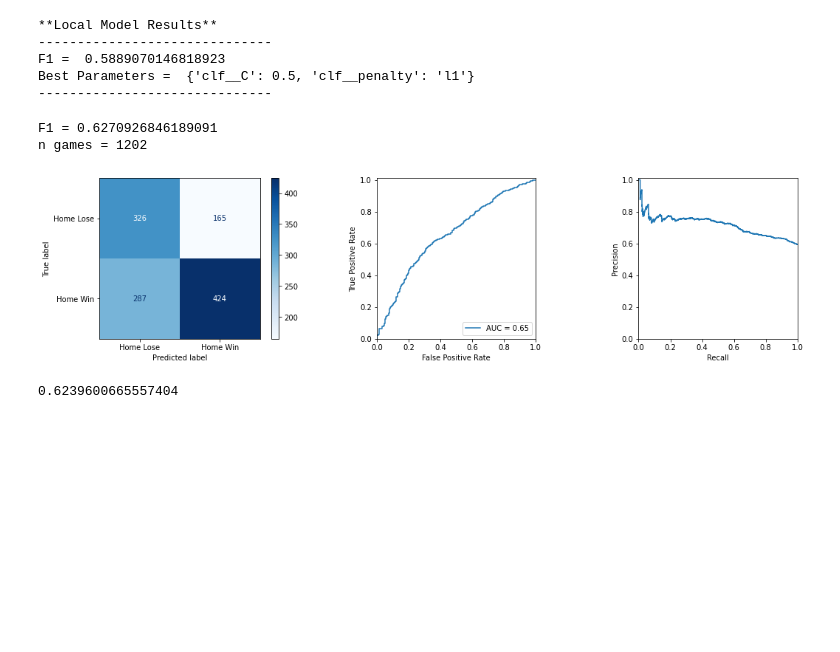
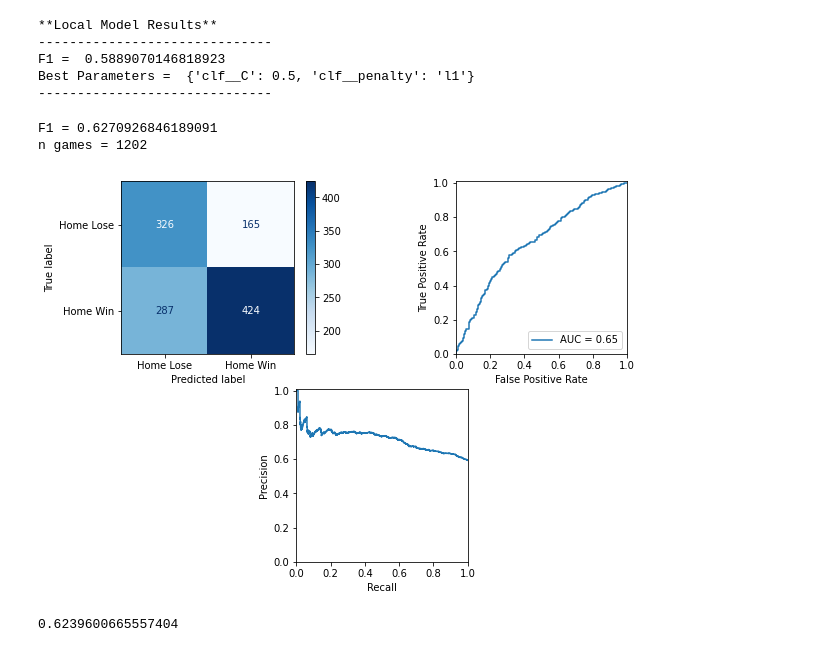
Before and after one commit to nicholascannon/basketball-ml, a Jupyter notebook: notebooks/team_models.ipynb, the cells around one changed output. Cells and saved outputs as stored; diff of their text form; code cells hidden in the pictures; blank space fills up the shorter version.

```diff
--- a/notebooks/team_models.ipynb
+++ b/notebooks/team_models.ipynb
@@ -32,22 +33,29 @@ def run_metrics(y_pred, y_true, y_score=None, cf_only=False):
     print('F1 =', f1_score(y_true, y_pred, average='weighted'))
     print('n games =', len(y_pred))
 
-    # create subplots and adjust axes settings
-    fig, (ax1, ax2, ax3) = plt.subplots(1, 3, figsize=(18, 4))
-    ax2.set_xlim((0, 1))
-    ax2.set_ylim((0, 1.01))
-    ax3.set_xlim((0, 1))
-    ax3.set_ylim((0, 1.01))
-    ax2.set_aspect('equal', 'box')
-    ax3.set_aspect('equal', 'box')
-
     # CF Matrix
-    ConfusionMatrixDisplay(
+    cf = ConfusionMatrixDisplay(
         confusion_matrix(y_true, y_pred),
         display_labels=['Home Lose', 'Home Win']
-    ).plot(cmap=plt.cm.Blues, ax=ax1)
+    )
 
     if not cf_only:
+        fig = plt.figure(figsize=(10, 7))
+        gs = gridspec.GridSpec(2, 4)
+        gs.update(wspace=1)
+        ax1 = plt.subplot(gs[0, :2])
+        ax2 = plt.subplot(gs[0, 2:])
+        ax3 = plt.subplot(gs[1, 1:3])
+
+        ax2.set_xlim((0, 1))
+        ax2.set_ylim((0, 1.01))
+        ax3.set_xlim((0, 1))
+        ax3.set_ylim((0, 1.01))
+        ax2.set_aspect('equal', 'box')
+        ax3.set_aspect('equal', 'box')
+
+        cf.plot(cmap=plt.cm.Blues, ax=ax1)
+
         # ROC Curve
         fpr, tpr, _ = roc_curve(y_true, y_score)
         RocCurveDisplay(fpr=fpr, tpr=tpr, roc_auc=auc(fpr, tpr)).plot(ax=ax2)
@@ -55,8 +63,12 @@ def run_metrics(y_pred, y_true, y_score=None, cf_only=False):
         # PR Curve
         prec, recall, _ = precision_recall_curve(y_true, y_score)
         PrecisionRecallDisplay(precision=prec, recall=recall).plot(ax=ax3)
+    else:
+        fig, ax = plt.subplots(1, 1, figsize=(5, 4))
+        cf.plot(cmap=plt.cm.Blues, ax=ax)
 
     plt.show()
+    return fig
 
 
 def preprocess_team(team_id, drop_adv=False, season_avg=False, window=5, drop_percentages=False,
@@ -241,11 +253,12 @@ Best Parameters =  {'clf__C': 0.5, 'clf__penalty': 'l1'}
 ------------------------------
 # %%
 y_pred_1, y_true_1, *y_scores_1 = test_model(clf_1, test_features_1)
-run_metrics(y_pred_1, y_true_1, y_score=y_scores_1[1])
+fig = run_metrics(y_pred_1, y_true_1, y_score=y_scores_1[1])
+fig.savefig('plots/teams-LR-adv-game.pdf', bbox_inches='tight')
 # %% [output]
 F1 = 0.6270926846189091
 n games = 1202
-[figure, old version]
+[figure, new version]
 # %%
 accuracy_score(y_pred_1, y_true_1)
 # %% [output]
```
Also changed, not shown: parts of 20 cells of this notebook, 25 other files.
